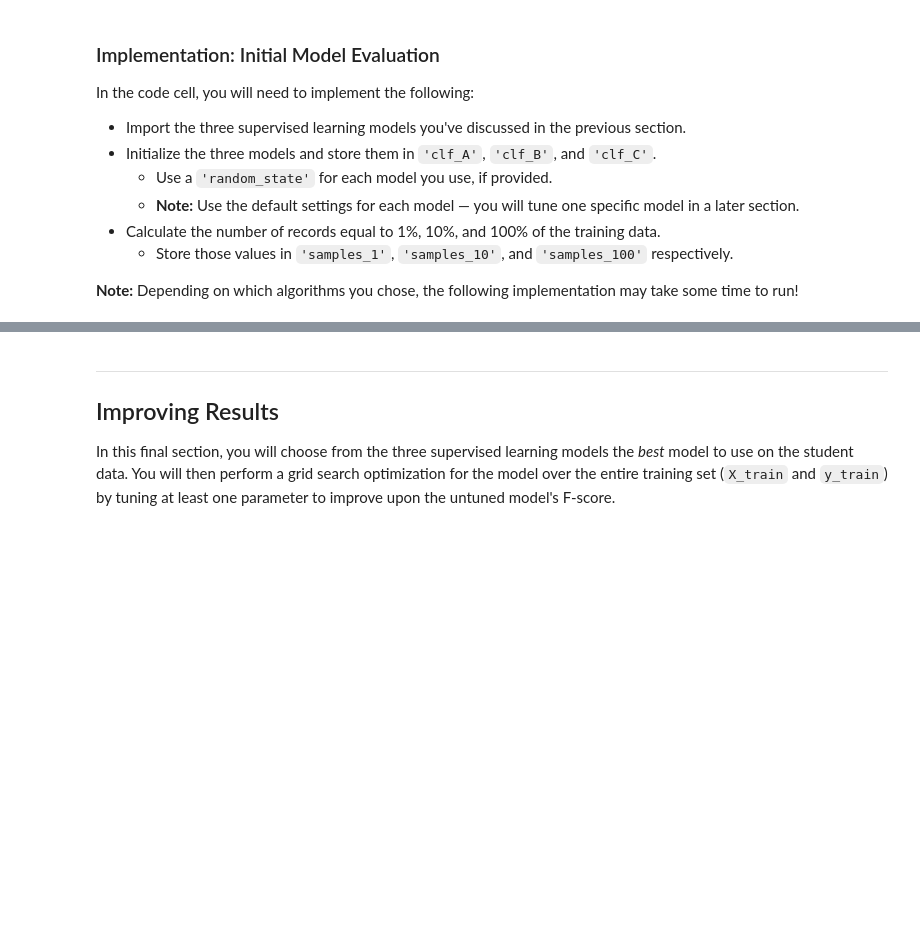
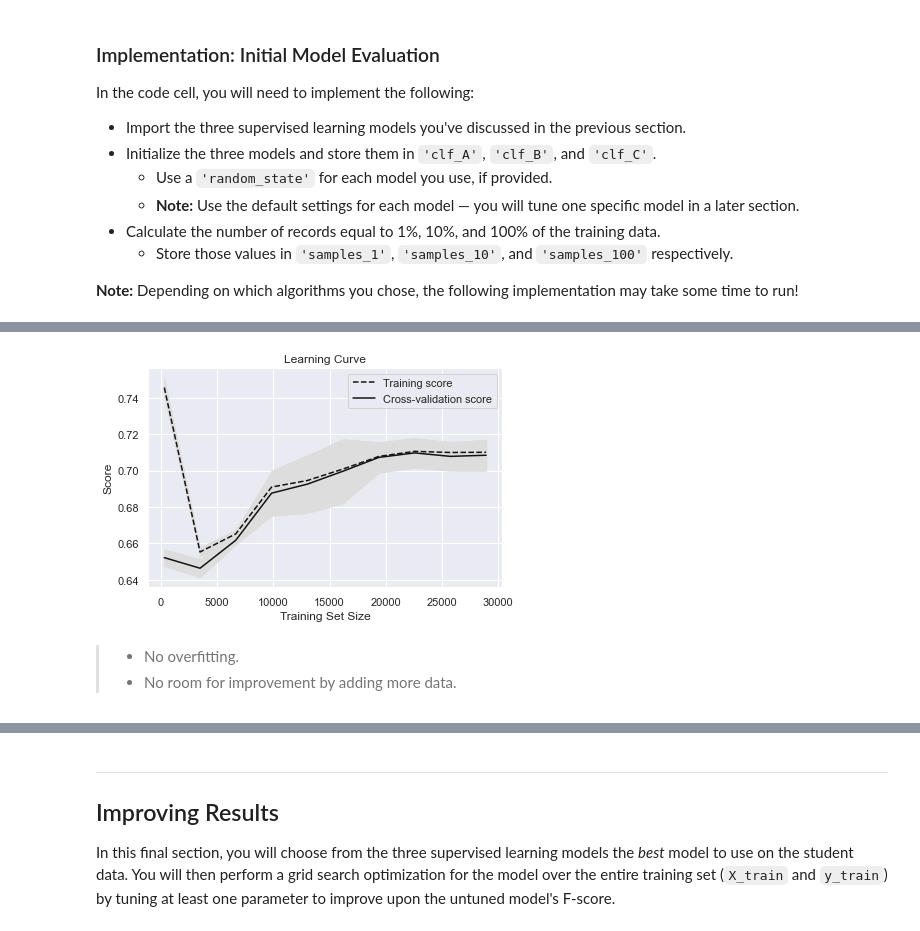
Before and after one commit to DVM-Moheb/Udacity-Finding-Donors-for-Charity-ML, a Jupyter notebook: finding_donors.ipynb, the cells around one changed output, grey strips where cells are left out. Cells and saved outputs as stored; diff of their text form; code cells hidden in the pictures; blank space fills up the shorter version.

```diff
--- a/finding_donors.ipynb
+++ b/finding_donors.ipynb
@@ -525,0 +560,29 @@ vs.evaluate(results, accuracy, fscore)
+# %%
+# Define a function to plot the learning curve:
+def plot_learning_curve(train_sizes, train_scores, test_scores):
+
+    # Create means and standard deviations of training set scores:
+    train_mean = np.mean(train_scores, axis=1)
+    train_std = np.std(train_scores, axis=1)
+
+    # Create means and standard deviations of test set scores:
+    test_mean = np.mean(test_scores, axis=1)
+    test_std = np.std(test_scores, axis=1)
+
+    # Draw lines:
+    plt.plot(train_sizes, train_mean, '--', color="#111111", label="Training score")
+    plt.plot(train_sizes, test_mean, color="#111111", label="Cross-validation score")
+
+    # Draw bands:
+    plt.fill_between(train_sizes, train_mean - train_std, train_mean + train_std, color="#DDDDDD")
+    plt.fill_between(train_sizes, test_mean - test_std, test_mean + test_std, color="#DDDDDD")
+
+    # Create the plot:
+    plt.title("Learning Curve")
+    plt.xlabel("Training Set Size"), plt.ylabel("Score"),
+    plt.legend(loc="best")
+    plt.tight_layout()
+    plt.show()
+# %%
+# Define a CV scheme:
+kf5 = StratifiedKFold(n_splits=5)
@@ -525,0 +592,13 @@ vs.evaluate(results, accuracy, fscore)
+# %%
+# Split the data and perform CV on different sample sizes for clf_A:
+train_sizes, train_scores, test_scores = learning_curve(clf_A, X_train, y_train,
+                                                        train_sizes=np.linspace(0.01, 1.0, 10),
+                                                        cv=kf5, scoring=scorer, random_state=42, n_jobs=-1)
+# %%
+# Plot the learning curve for clf_A:
+plot_learning_curve(train_sizes, train_scores, test_scores)
+# %% [output]
+[figure, added]
+# %% [markdown]
+> - No overfitting.
+> - No room for improvement by adding more data.
```
Also changed, not shown: parts of 72 cells of this notebook, 1 other file.
